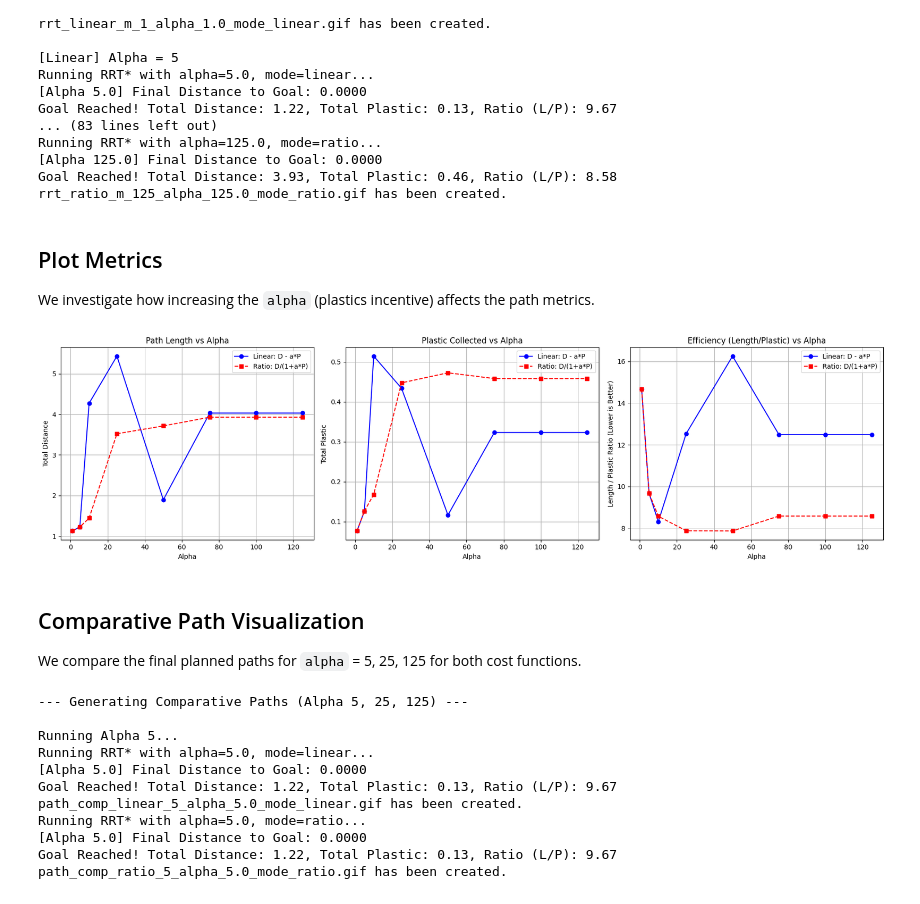
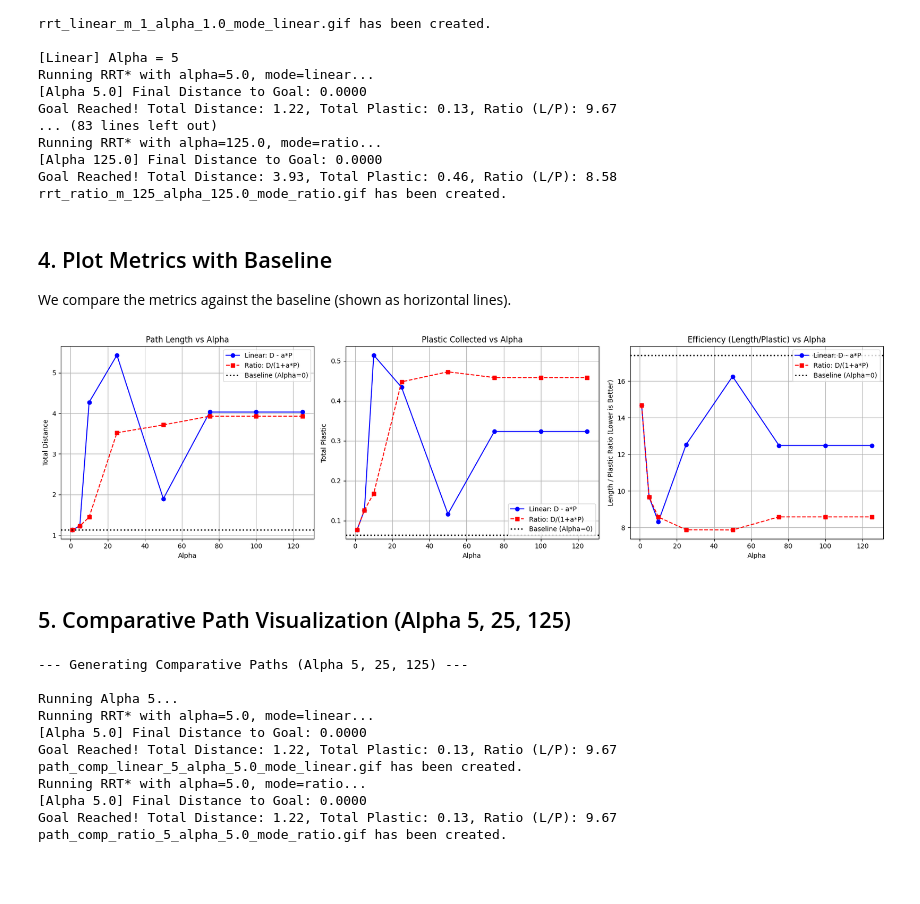
Before and after one commit to rks277/planning-final-proj, a Jupyter notebook: Alpha_Sweep.ipynb, the cells around one changed output. Drawn from its saved outputs; the diff is of its cells as text; code cells hidden in the pictures; blank space fills up the shorter version.

Commit message:
Generate Baseline Path and metrics comparison with Alpha=0

```diff
--- a/Alpha_Sweep.ipynb
+++ b/Alpha_Sweep.ipynb
@@ -16,0 +18,8 @@ from run_gpgp_experiment import rrt_star_tunable
+# %%
+c = ContinuousPlannerUtil('ocean_real.png', 'summer_2002_day0_density.png', scale=0.8)
+
+print("--- Running Baseline (Alpha=0) ---")
+np.random.seed(42)
+# alpha=0 means cost is just distance
+L_base, P_base, ratio_base, path_base = rrt_star_tunable(c, alpha=0.0, cost_mode="linear", loops=1000, output_prefix="rrt_baseline")
+print(f"Baseline Results -> Length: {L_base:.4f}, Plastic: {P_base:.4f}, Ratio: {ratio_base:.4f}")
@@ -72,10 +116,9 @@ Running RRT* with alpha=125.0, mode=ratio...
 [Alpha 125.0] Final Distance to Goal: 0.0000
 Goal Reached! Total Distance: 3.93, Total Plastic: 0.46, Ratio (L/P): 8.58
 rrt_ratio_m_125_alpha_125.0_mode_ratio.gif has been created.
-# %% [markdown]
-## Plot Metrics
-
-We investigate how increasing the `alpha` (plastics incentive) affects the path metrics.
+# %% [markdown]
+## 4. Plot Metrics with Baseline
+We compare the metrics against the baseline (shown as horizontal lines).
 # %%
 plt.figure(figsize=(18, 5))
 
@@ -83,41 +126,42 @@ plt.figure(figsize=(18, 5))
 plt.subplot(1, 3, 1)
 plt.plot(linear_alphas, linear_lengths, marker='o', color='blue', label='Linear: D - a*P')
 plt.plot(ratio_alphas, ratio_lengths, marker='s', color='red', linestyle='--', label='Ratio: D/(1+a*P)')
+plt.axhline(y=L_base, color='black', linestyle=':', linewidth=2, label='Baseline (Alpha=0)')
 plt.title('Path Length vs Alpha')
 plt.xlabel('Alpha')
 plt.ylabel('Total Distance')
 plt.legend()
 plt.grid(True)
 
 # 2. Plastic Collected Comparison
 plt.subplot(1, 3, 2)
 plt.plot(linear_alphas, linear_plastics, marker='o', color='blue', label='Linear: D - a*P')
 plt.plot(ratio_alphas, ratio_plastics, marker='s', color='red', linestyle='--', label='Ratio: D/(1+a*P)')
+plt.axhline(y=P_base, color='black', linestyle=':', linewidth=2, label='Baseline (Alpha=0)')
 plt.title('Plastic Collected vs Alpha')
 plt.xlabel('Alpha')
 plt.ylabel('Total Plastic')
 plt.legend()
 plt.grid(True)
 
 # 3. Efficiency (Distance / Plastic) Comparison
 plt.subplot(1, 3, 3)
 plt.plot(linear_alphas, linear_ratios, marker='o', color='blue', label='Linear: D - a*P')
 plt.plot(ratio_alphas, ratio_ratios, marker='s', color='red', linestyle='--', label='Ratio: D/(1+a*P)')
+plt.axhline(y=ratio_base, color='black', linestyle=':', linewidth=2, label='Baseline (Alpha=0)')
 plt.title('Efficiency (Length/Plastic) vs Alpha')
 plt.xlabel('Alpha')
 plt.ylabel('Length / Plastic Ratio (Lower is Better)')
 plt.legend()
 plt.grid(True)
 
 plt.tight_layout()
 plt.savefig('metrics_comparison.png')
 plt.show()
 # %% [output]
-[figure, old version]
+[figure, new version]
 # %% [markdown]
-## Comparative Path Visualization
-
-We compare the final planned paths for `alpha` = 5, 25, 125 for both cost functions.
+## 5. Comparative Path Visualization (Alpha 5, 25, 125)
 # %%
 alphas_to_compare = [5, 25, 125]
 paths_linear = {}
```
Also changed, not shown: parts of 9 cells of this notebook.
